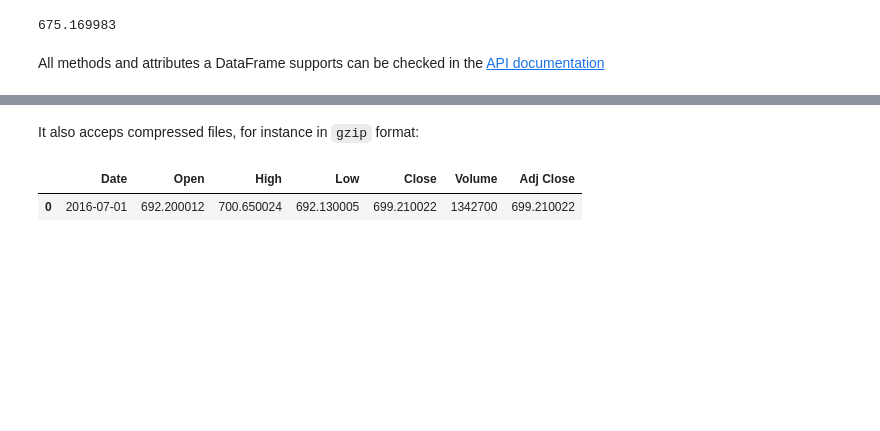
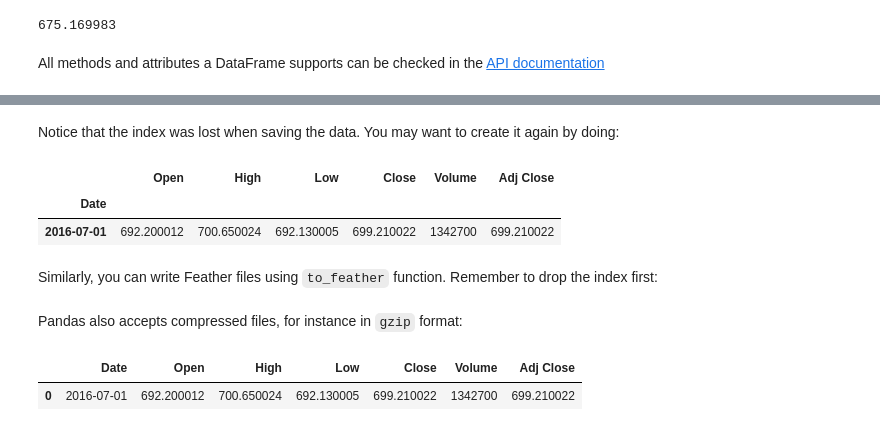
Before and after one commit to luisbelloch/pandas_notebooks, a Jupyter notebook: 01_getting_started.ipynb, the cells around one changed output, grey strips where cells are left out. Drawn from its saved outputs; the diff is of its cells as text; code cells hidden in the pictures; blank space fills up the shorter version.

```diff
--- a/01_getting_started.ipynb
+++ b/01_getting_started.ipynb
@@ -61,0 +53,3 @@ prices.head()
+# %%
+data = pd.read_feather('./data/goog.feather')
+data.dtypes
@@ -61,0 +65,11 @@ prices.head()
+# %% [markdown]
+Notice that the index was lost when saving the data. You may want to create it again by doing:
+# %%
+data_indexed = data.set_index('Date')
+data_indexed.head(1)
+# %% [output]
+|  | Open | High | Low | Close | Volume | Adj Close |
+| Date |  |  |  |  |  |  |
+| 2016-07-01 | 692.200012 | 700.650024 | 692.130005 | 699.210022 | 1342700 | 699.210022 |
+# %% [markdown]
+Similarly, you can write Feather files using `to_feather` function. Remember to drop the index first:
@@ -62,3 +79,3 @@ prices.head()
 # %% [markdown]
-It also acceps compressed files, for instance in `gzip` format:
+Pandas also accepts compressed files, for instance in `gzip` format:
 # %%
```
Also changed, not shown: parts of 25 cells of this notebook, 5 other files.
